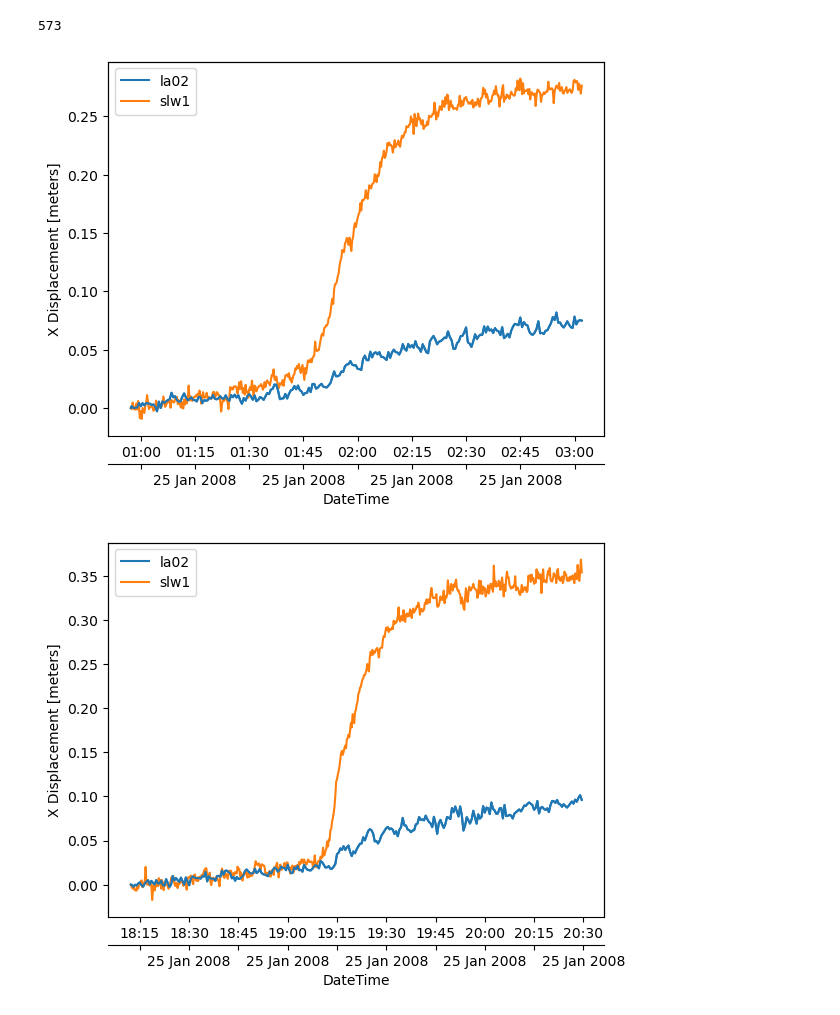
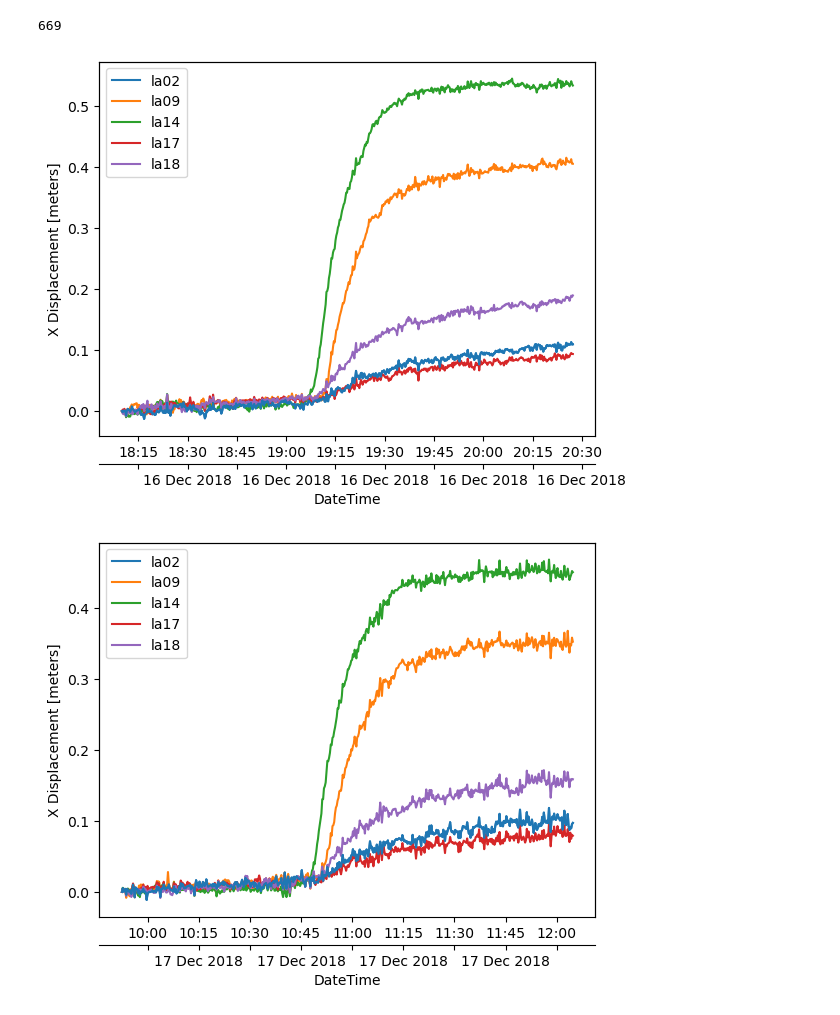
Before and after one commit to zsk4/WhillansCatalogPaper, a Jupyter notebook: WhillansCatalog.ipynb, the cells around one changed output. Cells and saved outputs as stored; diff of their text form; code cells hidden in the pictures.

```diff
--- a/WhillansCatalog.ipynb
+++ b/WhillansCatalog.ipynb
@@ -1,6 +1,5 @@
 # %%
 # TODO Currently accesses .pos files from local directory. Must change to download from Zenodo when available
-# TODO Check avg slip dist > e.g. 0.2 m filtering out 2 station poor picks
 # Zachary Katz
 # zachary_katz@mines.edu
 # August 2024
@@ -19,6 +18,8 @@ import logging
 ################################################################################
 ########################## User Defined Variables ##############################
 # fmt: off
+
+# Stations, Years, Data Path
 dir = "/mnt/d/csrs_2024/all"
 stas = ["la01", "la02", "la03", "la04", "la05", "la06", "la07", "la08", "la09",
         "la10", "la11", "la12", "la13", "la14", "la15", "la16", "la17", "la18",
@@ -29,12 +30,24 @@ stas = ["la01", "la02", "la03", "la04", "la05", "la06", "la07", "la08", "la09",
         "mg01", "mg02", "mg03", "mg04", "mg05", "mg06", "mg07",
         "slw1"
         ]
-year_arr = [["2007","2008","2009"]]
-year_arr = [["2016","2017","2018","2019"]]
-max_gap_len = 120
+#year_arr = [["2007","2008","2009"],["2016","2017","2018","2019"]]
+year_arr = [["2010","2011"]]
+
+# Detection parameters
+max_gap_len = 120 # Maximum gap length to interpolate [seconds]
+window = 150 # Window size for least-squares averaging [minutes]
+slide = 5 # Slide size for least-squares averaging [minutes]
+active_stas = 2 # Minimum number of active stations needed for an event
+cull_time = 30 # Remove catalog events lasting less than this time [minutes]
+cull_dist = 0.1 # Remove catalog events with less than this distance [meters]
+plot_bool = False # Flag to plot catalog
+
+# Log Level
 # Currently implemented: ERROR, WARNING, INFO, DEBUG
 # Each level also includes all levels above it.
 loglevel = "INFO"
+
+
 # fmt: on
 ########################## User Defined Variables ##############################
 ################################################################################
@@ -69,6 +82,10 @@ def set_log_level(loglevel: str) -> None:
 # Setup logger
 set_log_level(loglevel)
 logger = logging.getLogger(__name__)
+
+# Convert window and slide to 15 second chunks
+window = window * 60 / 15
+slide = slide * 60 / 15
 
 # Create Catalog
 for years in year_arr:
@@ -90,11 +107,11 @@ for years in year_arr:
     catalog = CatWrap.full_catalog_run(
         cats,
         years,
-        window=600,
-        slide=20,
-        active_stas=2,
-        cull_time=30,
-        cull_dist=0.1,
-        plot=False,
+        window=window,
+        slide=slide,
+        active_stas=active_stas,
+        cull_time=cull_time,
+        cull_dist=cull_dist,
+        plot=plot_bool,
     )
 # %% [output]
@@ -118,9 +136,9 @@ for years in year_arr:
 # %%
 # Plot Example Events
 print(len(catalog))
-for event in catalog[:10]:
+for event in catalog[-10:]:
     Catalog.plot_event(event)
 # %% [output]
-573
+669
-[figure, old version]
+[figure, new version]
-[figure, old version]
+[figure, new version]
```
Also changed, not shown: parts of 2 cells of this notebook, 5 other files.
